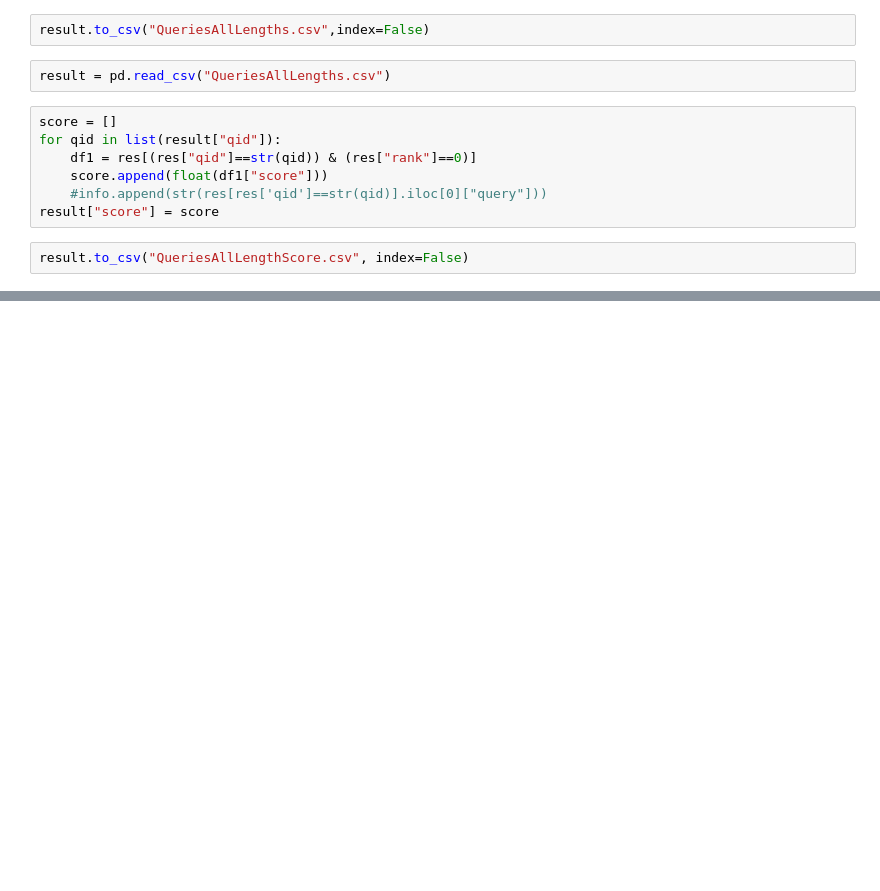
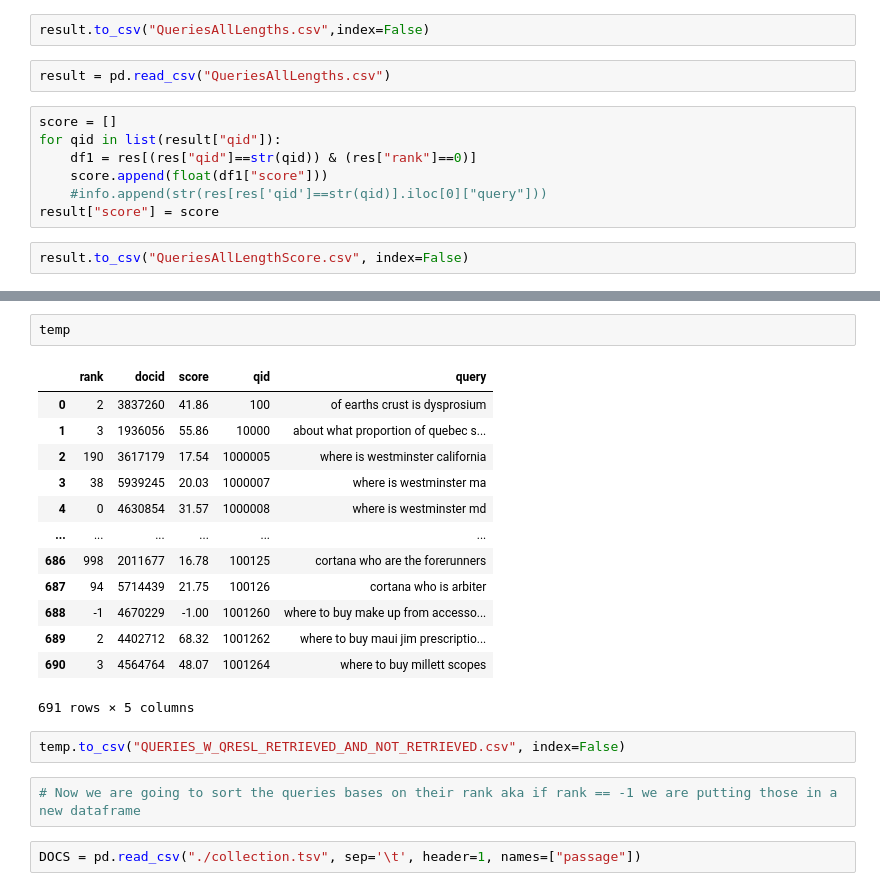
Before and after one commit to JulianBiesheuvel/CoreIR, a Jupyter notebook: BM25.ipynb, the cells around one changed output, grey strips where cells are left out. Drawn from its saved outputs; the diff is of its cells as text; blank space fills up the shorter version.

```diff
--- a/BM25.ipynb
+++ b/BM25.ipynb
@@ -419,0 +250,22 @@ Name: 0, dtype: object
+# %%
+temp
+# %% [output]
+|  | rank | docid | score | qid | query |
+| 0 | 2 | 3837260 | 41.86 | 100 | of earths crust is dysprosium |
+| 1 | 3 | 1936056 | 55.86 | 10000 | about what proportion of quebec s... |
+| 2 | 190 | 3617179 | 17.54 | 1000005 | where is westminster california |
+| 3 | 38 | 5939245 | 20.03 | 1000007 | where is westminster ma |
+| 4 | 0 | 4630854 | 31.57 | 1000008 | where is westminster md |
+| ... | ... | ... | ... | ... | ... |
+| 686 | 998 | 2011677 | 16.78 | 100125 | cortana who are the forerunners |
+| 687 | 94 | 5714439 | 21.75 | 100126 | cortana who is arbiter |
+| 688 | -1 | 4670229 | -1.00 | 1001260 | where to buy make up from accesso... |
+| 689 | 2 | 4402712 | 68.32 | 1001262 | where to buy maui jim prescriptio... |
+| 690 | 3 | 4564764 | 48.07 | 1001264 | where to buy millett scopes |
+691 rows × 5 columns
+# %%
+temp.to_csv("QUERIES_W_QRESL_RETRIEVED_AND_NOT_RETRIEVED.csv", index=False)
+# %%
+# Now we are going to sort the queries bases on their rank aka if rank == -1 we are putting those in a new dataframe
+# %%
+DOCS = pd.read_csv("./collection.tsv", sep='\t', header=1, names=["passage"])
```
Also changed, not shown: parts of 38 cells of this notebook, 4 other files.
